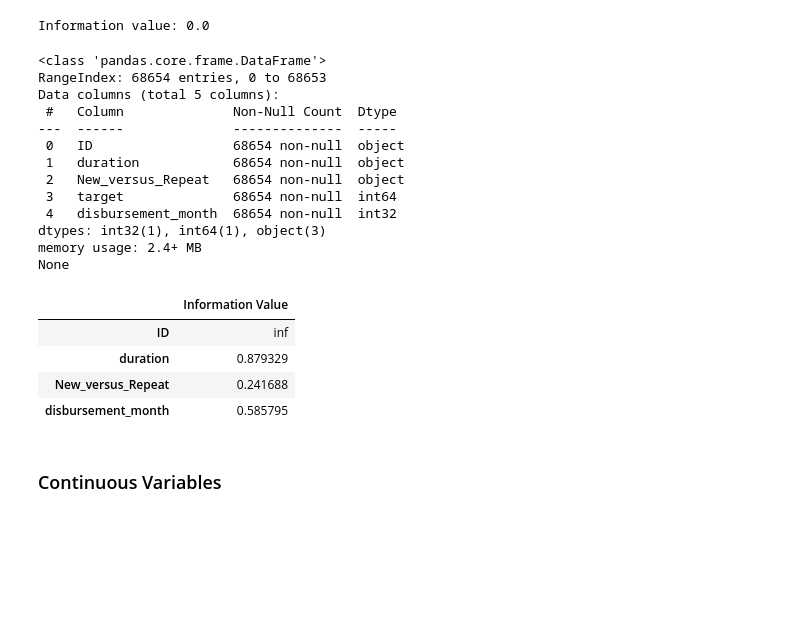
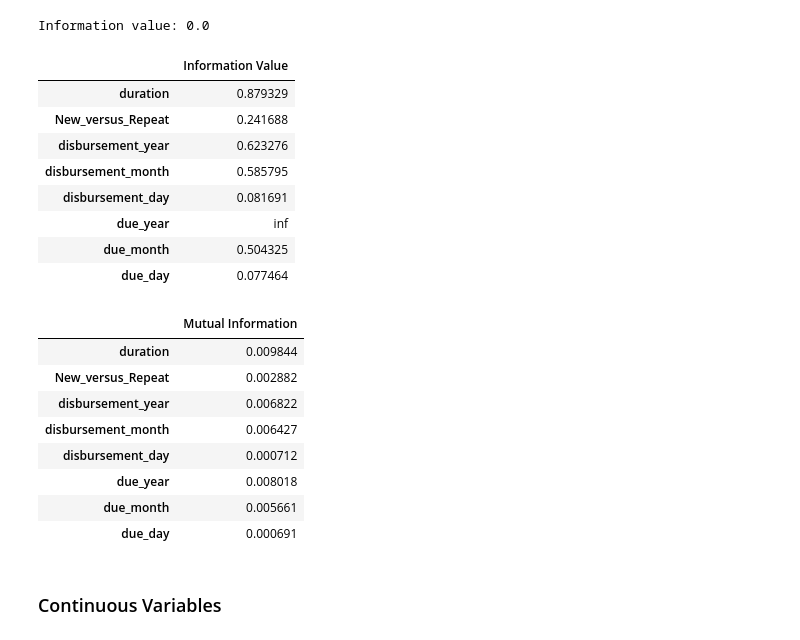
Before and after one commit to Toavina00/Zindi-credit-scoring, a Jupyter notebook: credit-scoring.ipynb, the cells around one changed output. Saved outputs shown, nothing was run; the diff lists cells and outputs as text; code cells hidden in the pictures; blank space fills up the shorter version.

```diff
--- a/credit-scoring.ipynb
+++ b/credit-scoring.ipynb
@@ -34,9 +70,11 @@ memory usage: 8.4+ MB
 # %%
 from sklearn.feature_selection import mutual_info_classif, f_classif
 # %%
-def compute_woe_iv(df, feature, target):
+def compute_woe_iv(df, feature, target, zero_division = 0.0):
     tab = pd.crosstab(df[feature], df[target])
     tab = tab.rename(columns={0: 'paid', 1: 'defaulted'})
+    tab['paid'] += zero_division
+    tab['defaulted'] += zero_division
     tab['woe'] = np.log((tab['paid'] / tab['paid'].sum()) / (tab['defaulted'] / tab['defaulted'].sum()))
     tab['iv'] = (tab['paid'] / tab['paid'].sum() - tab['defaulted'] / tab['defaulted'].sum()) * tab['woe']
     tab['iv'] = tab['iv'].cumsum()
@@ -101,5 +142,9 @@ Information value: 0.8793294970877753
 # %%
-df["loan_type"] = df["loan_type"].map(lambda x: 1 if x == "type_1" else 0)
-print(f"Information value: {compute_woe_iv(df, 'loan_type', 'target')[1]}")
+df_temp = df[["loan_type", "target"]]
+df_temp["loan_type"] = df_temp["loan_type"].map(lambda x: 1 if x == "type_1" else 0)
+
+iv = compute_woe_iv(df_temp, "loan_type", "target")[1]
+
+print(f"Information value: {iv}")
 # %% [output]
 Information value: 0.0
@@ -109,52 +151,81 @@ def process_discrete(df):
 # %%
 df = train.select_dtypes(include=['object', 'int64'])
 
-df['disbursement_date'] = pd.to_datetime(df['disbursement_date'])
-df['disbursement_month'] = df['disbursement_date'].dt.month
+df[['disbursement_year', 'disbursement_month', 'disbursement_day']] = df['disbursement_date'].str.split('-', expand=True).astype(int)
+df[['due_year', 'due_month', 'due_day']] = df['due_date'].str.split('-', expand=True).astype(int)
 df['duration'] = df['duration'].map(
     lambda x:
         "(0, 7]" if x <= 7 else
         "(7, 30]" if 7 < x <= 30 else
         "(30, 90]" if 30 < x <= 90 else
         "(90, 180]" if 90 < x <= 180 else
         "(180, 360]" if 180 < x <= 360 else
         "(360, )"
 )
 
 df = df.drop(columns=[
     'disbursement_date', 'due_date', "customer_id",
     "country_id", "tbl_loan_id", "lender_id",
-    "loan_type",
+    "loan_type", "ID"
     ])
-
-print(df.info())
 
 iv_values = {}
 for column in df.columns:
     if column != 'target':
         _, iv = compute_woe_iv(df, column, 'target')
         iv_values[column] = iv
 
 pd.DataFrame(iv_values, index=["Information Value"]).T
 # %% [output]
-<class 'pandas.core.frame.DataFrame'>
-RangeIndex: 68654 entries, 0 to 68653
-Data columns (total 5 columns):
- #   Column              Non-Null Count  Dtype
----  ------              --------------  -----
- 0   ID                  68654 non-null  object
- 1   duration            68654 non-null  object
- 2   New_versus_Repeat   68654 non-null  object
- 3   target              68654 non-null  int64
- 4   disbursement_month  68654 non-null  int32
-dtypes: int32(1), int64(1), object(3)
-memory usage: 2.4+ MB
-None
 |  | Information Value |
-| ID | inf |
 | duration | 0.879329 |
 | New_versus_Repeat | 0.241688 |
+| disbursement_year | 0.623276 |
 | disbursement_month | 0.585795 |
+| disbursement_day | 0.081691 |
+| due_year | inf |
+| due_month | 0.504325 |
+| due_day | 0.077464 |
+# %%
+df = train.select_dtypes(include=['object', 'int64'])
+
+df[['disbursement_year', 'disbursement_month', 'disbursement_day']] = df['disbursement_date'].str.split('-', expand=True).astype(int)
+df[['due_year', 'due_month', 'due_day']] = df['due_date'].str.split('-', expand=True).astype(int)
+df['duration'] = df['duration'].map(
+    lambda x:
+        0 if x <= 7 else
+        1 if 7 < x <= 30 else
+        2 if 30 < x <= 90 else
+        3 if 90 < x <= 180 else
+        4 if 180 < x <= 360 else
+        5
+)
+
+df['New_versus_Repeat'] = df['New_versus_Repeat'].map(lambda x: 1 if x == "New Loan" else 0)
+
+df = df.drop(columns=[
+    'disbursement_date', 'due_date', "customer_id",
+    "country_id", "tbl_loan_id", "lender_id",
+    "loan_type", "ID"
+    ])
+
+mi_values = {}
+for column in df.columns:
+    if column != 'target':
+        mi = mutual_info_classif(df[[column]], df['target'], discrete_features=True)[0]
+        mi_values[column] = mi
+
+pd.DataFrame(mi_values, index=["Mutual Information"]).T
+# %% [output]
+|  | Mutual Information |
+| duration | 0.009844 |
+| New_versus_Repeat | 0.002882 |
+| disbursement_year | 0.006822 |
+| disbursement_month | 0.006427 |
+| disbursement_day | 0.000712 |
+| due_year | 0.008018 |
+| due_month | 0.005661 |
+| due_day | 0.000691 |
 # %% [markdown]
 ### Continuous Variables
 # %%
```
Also changed, not shown: parts of 28 cells of this notebook.
